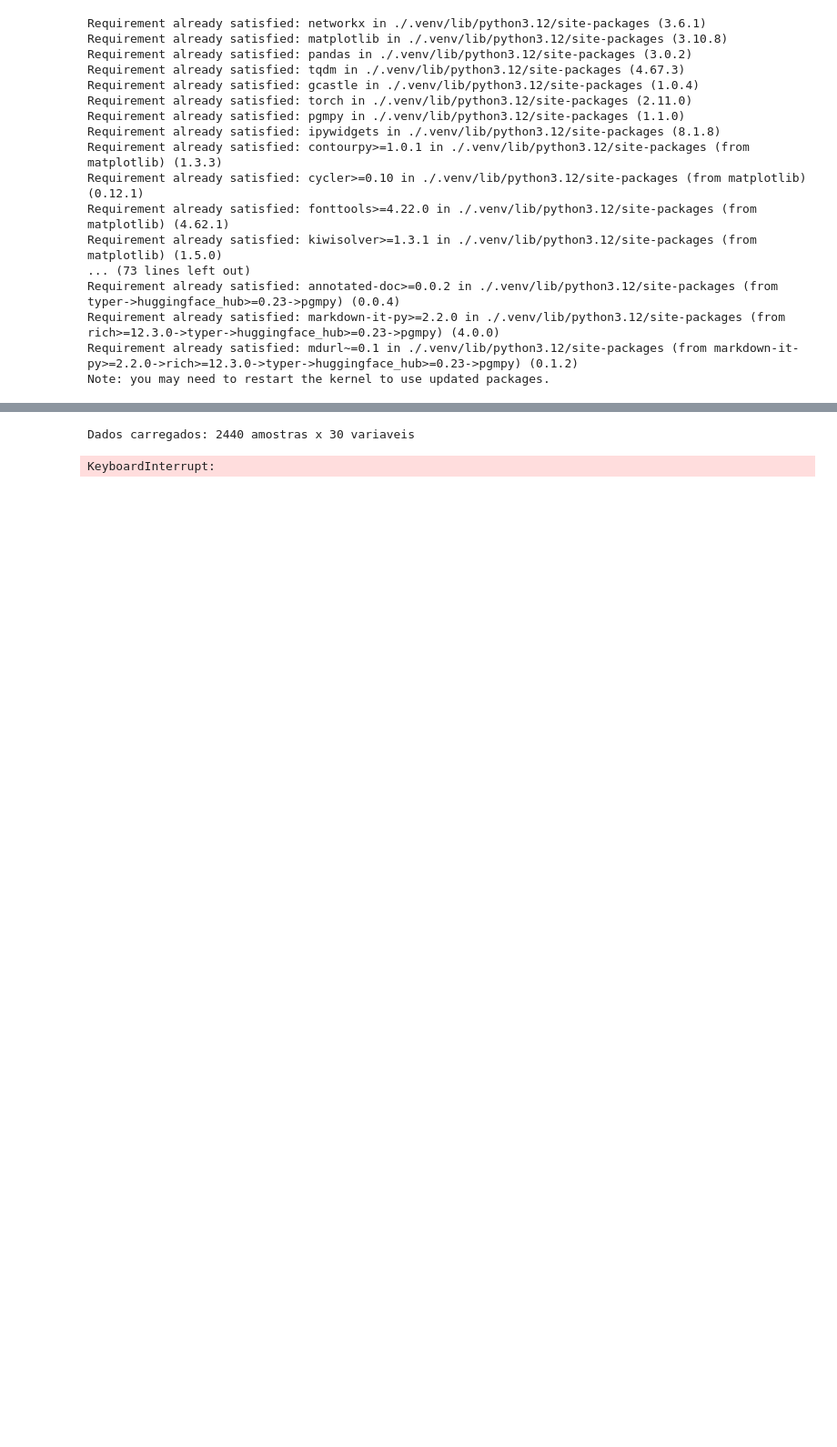
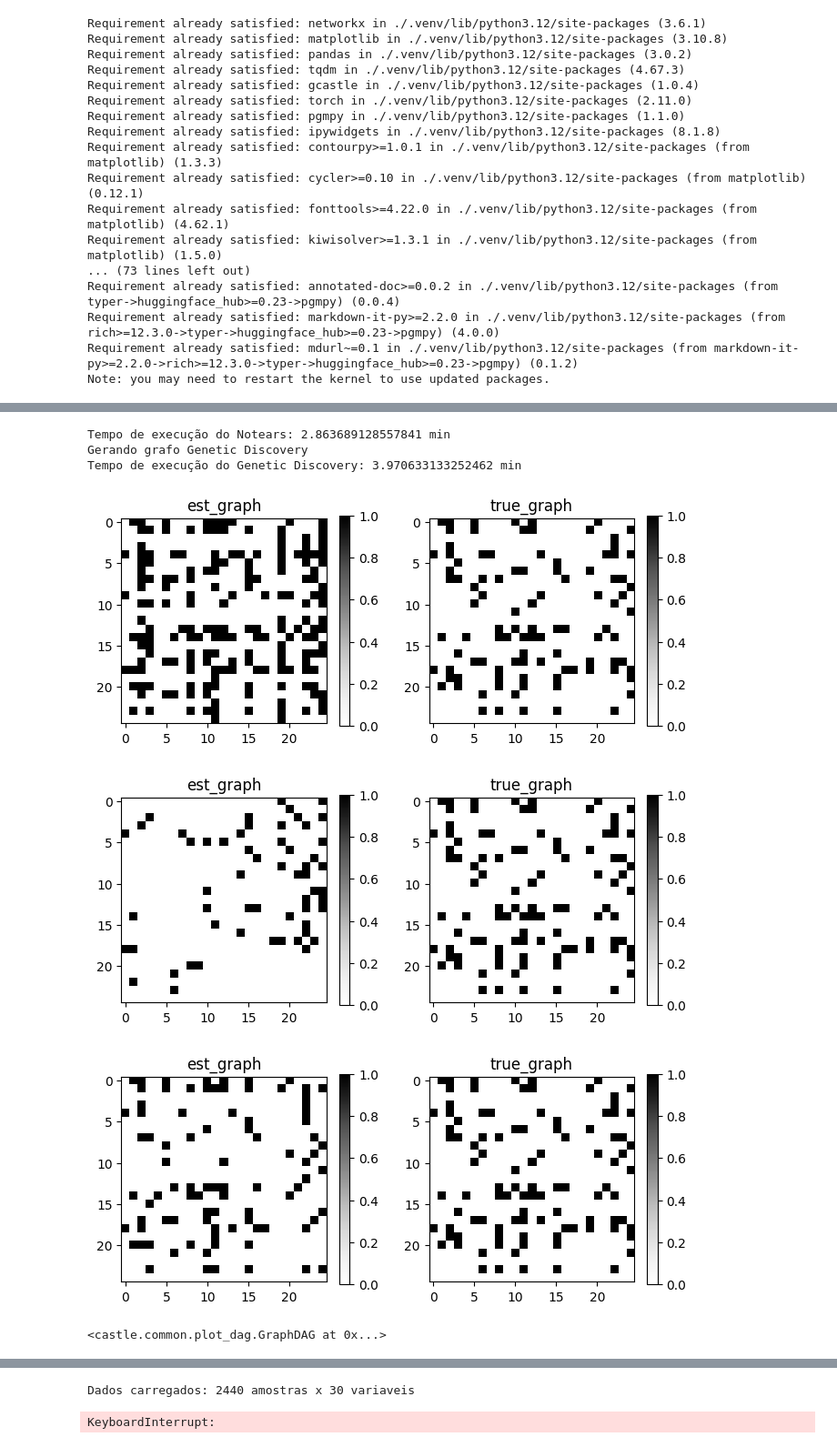
Before and after one commit to DuarteDvv/genetic_causal_graph, a Jupyter notebook: experiments.ipynb, the cells around one changed output, grey strips where cells are left out. Shown at 91% size. Drawn from its saved outputs; the diff is of its cells as text; code cells hidden in the pictures; blank space fills up the shorter version.

```diff
--- a/experiments.ipynb
+++ b/experiments.ipynb
@@ -52,7 +52,7 @@ time_start = time.time()
 pc = PC()
 pc.learn(X)
 time_end = time.time()
-print(f"Tempo de execução do PC: {time_end - time_start / 60} min ")
+print(f"Tempo de execução do PC: {(time_end - time_start) / 60} min ")
 
 
 print("Gerando grafo Notears")
@@ -60,27 +60,26 @@ time_start = time.time()
 notears = Notears()
 notears.learn(X)
 time_end = time.time()
-print(f"Tempo de execução do Notears: {time_end - time_start / 60} min ")
+print(f"Tempo de execução do Notears: {(time_end - time_start) / 60} min ")
 
-print("Gerando grafo GES")
-time_start = time.time()
-ges = GES()
-ges.learn(X)
-time_end = time.time()
-print(f"Tempo de execução do GES: {time_end - time_start / 60} min ")
+#print("Gerando grafo GES")
+#time_start = time.time()
+#ges = GES()
+#ges.learn(X)
+#time_end = time.time()
+#print(f"Tempo de execução do GES: {(time_end - time_start) / 60} min ")
 
 print("Gerando grafo Genetic Discovery")
 time_start = time.time()
-initial_population = [pc.causal_matrix, notears.causal_matrix, ges.causal_matrix]
-best_dag = genetic_discovery(X, n_nodes=pc.causal_matrix.shape[0], matrix_initial_pop=initial_population, num_generations=1000, population_size=500, num_parents_mating=5, mutation_rate=0.1)
+initial_population = [pc.causal_matrix, notears.causal_matrix] #, ges.causal_matrix]
+best_dag = genetic_discovery(X, n_nodes=pc.causal_matrix.shape[0], matrix_initial_pop=initial_population, num_generations=5000, population_size=1000, num_parents_mating=5, mutation_rate=0.2)
 time_end = time.time()
-print(f"Tempo de execução do Genetic Discovery: {time_end - time_start / 60} min ")
+print(f"Tempo de execução do Genetic Discovery: {(time_end - time_start) / 60} min ")
 
 
 
-
+GraphDAG(best_dag, true_causal_matrix, 'result')
 GraphDAG(pc.causal_matrix, true_causal_matrix, 'result')
 GraphDAG(notears.causal_matrix, true_causal_matrix, 'result')
-GraphDAG(ges.causal_matrix, true_causal_matrix, 'result')
-GraphDAG(best_dag, true_causal_matrix, 'result')
+#GraphDAG(ges.causal_matrix, true_causal_matrix, 'result')
 # %% [output]
@@ -110,3 +109,10 @@ Gerando grafo GES
+Tempo de execução do Notears: 2.863689128557841 min
+Gerando grafo Genetic Discovery
+Tempo de execução do Genetic Discovery: 3.970633133252462 min
+[figure, added]
+[figure, added]
+[figure, added]
+<castle.common.plot_dag.GraphDAG at 0x...>
 # %%
 from castle.metrics import MetricsDAG
 
```
Also changed, not shown: parts of 3 cells of this notebook, 4 other files.
